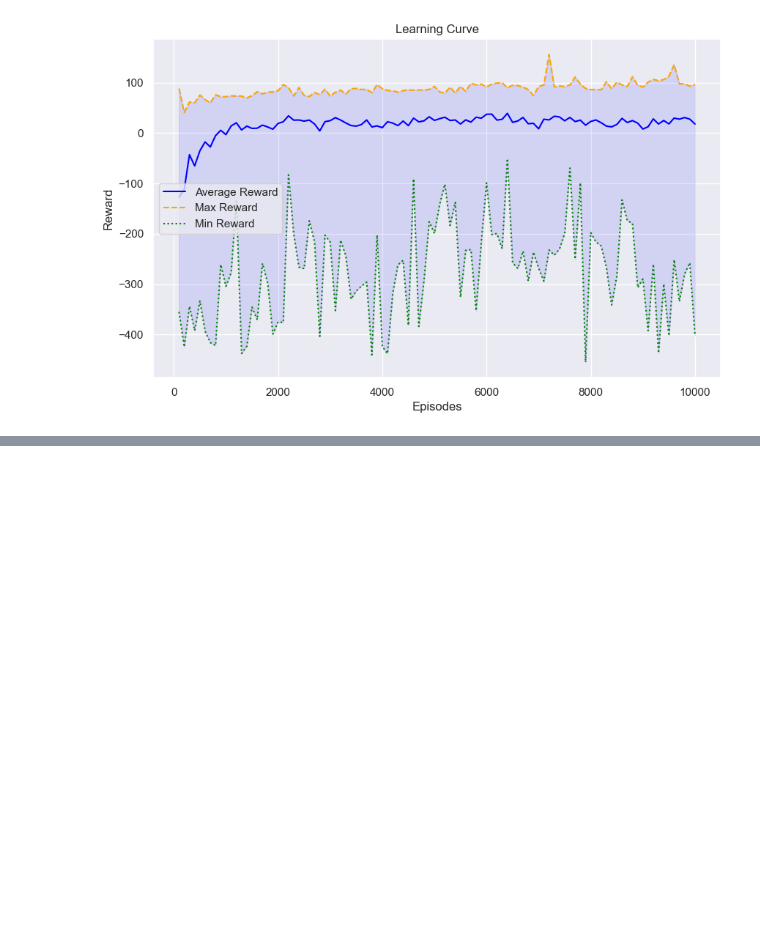
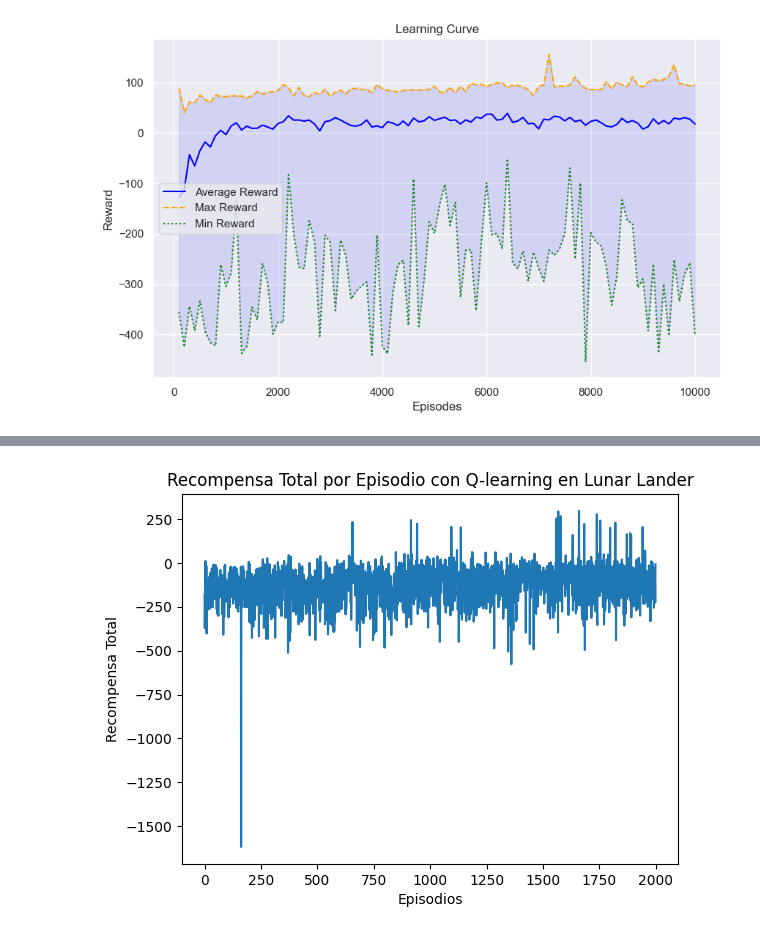
Before and after one commit to juanF18/agentes-inteligentesI, a Jupyter notebook: test.ipynb, the cells around one changed output, grey strips where cells are left out. Cells and saved outputs as stored; diff of their text form; code cells hidden in the pictures; blank space fills up the shorter version.

Commit message:
solved problems to training reinforced with q-learning, SARSA and TD(0)

```diff
--- a/test.ipynb
+++ b/test.ipynb
@@ -150,3 +150,86 @@ No se encontró una tabla Q guardada, se inicializa una nueva.
 Tabla Q guardada exitosamente.
 Recompensa promedio: -131.01074070165765
 [figure]
+# %%
+import gymnasium as gym
+import numpy as np
+import matplotlib.pyplot as plt
+
+# Configuración del entorno
+env = gym.make('LunarLander-v2', continuous=False)
+
+# Parámetros del Q-learning
+alpha = 0.2  # Tasa de aprendizaje
+gamma = 0.99  # Factor de descuento
+epsilon = 1.0  # Tasa de exploración inicial
+epsilon_decay = 0.995  # Decaimiento de epsilon
+epsilon_min = 0.01  # Valor mínimo de epsilon
+num_episodes = 2000  # Número de episodios de entrenamiento
+
+# Discretización del espacio de estados
+state_bins = [
+    np.linspace(-1.5, 1.5, 8),  # Posición X
+    np.linspace(-1.5, 1.5, 8),  # Posición Y
+    np.linspace(-3.0, 3.0, 8),  # Velocidad X
+    np.linspace(-3.0, 3.0, 8),  # Velocidad Y
+    np.linspace(-np.pi, np.pi, 8),  # Ángulo
+    np.linspace(-5.0, 5.0, 8),  # Velocidad Angular
+    np.array([0, 1]),            # Pierna izquierda contacto
+    np.array([0, 1])             # Pierna derecha contacto
+]
+
+def discretize_state(state):
+    state_idx = []
+    for i, s in enumerate(state):
+        idx = np.digitize(s, state_bins[i]) - 1
+        state_idx.append(idx)
+    return tuple(state_idx)
+
+# Inicialización de la tabla Q
+q_table = np.zeros([len(b) for b in state_bins] + [env.action_space.n])
+
+# Función de selección de acción usando la política epsilon-greedy
+def epsilon_greedy_policy(state, epsilon):
+    if np.random.rand() < epsilon:
+        return env.action_space.sample()
+    else:
+        return np.argmax(q_table[state])
+
+# Entrenamiento con Q-learning
+rewards = []
+for episode in range(num_episodes):
+    state, _ = env.reset()
+    state = discretize_state(state)
+    total_reward = 0
+
+    done = False
+    while not done:
+        action = epsilon_greedy_policy(state, epsilon)
+        next_state, reward, done, _, _ = env.step(action)
+        next_state = discretize_state(next_state)
+
+        # Actualización de la tabla Q
+        best_next_action = np.argmax(q_table[next_state])
+        td_target = reward + gamma * q_table[next_state][best_next_action]
+        td_error = td_target - q_table[state][action]
+        q_table[state][action] += alpha * td_error
+
+        state = next_state
+        total_reward += reward
+
+    # Decaimiento de epsilon
+    if epsilon > epsilon_min:
+        epsilon *= epsilon_decay
+
+    rewards.append(total_reward)
+
+    if (episode + 1) % 100 == 0:
+        print(f'Episodio: {episode + 1}, Recompensa Total: {total_reward}, Epsilon: {epsilon:.4f}')
+
+# Graficar resultados
+plt.plot(range(num_episodes), rewards)
+plt.xlabel('Episodios')
+plt.ylabel('Recompensa Total')
+plt.title('Recompensa Total por Episodio con Q-learning en Lunar Lander')
+plt.show()
+# %% [output]
@@ -152,0 +256 @@ Recompensa promedio: -131.01074070165765
+[figure, added]
```
Also changed, not shown: parts of 1 cell of this notebook, 16 other files.
